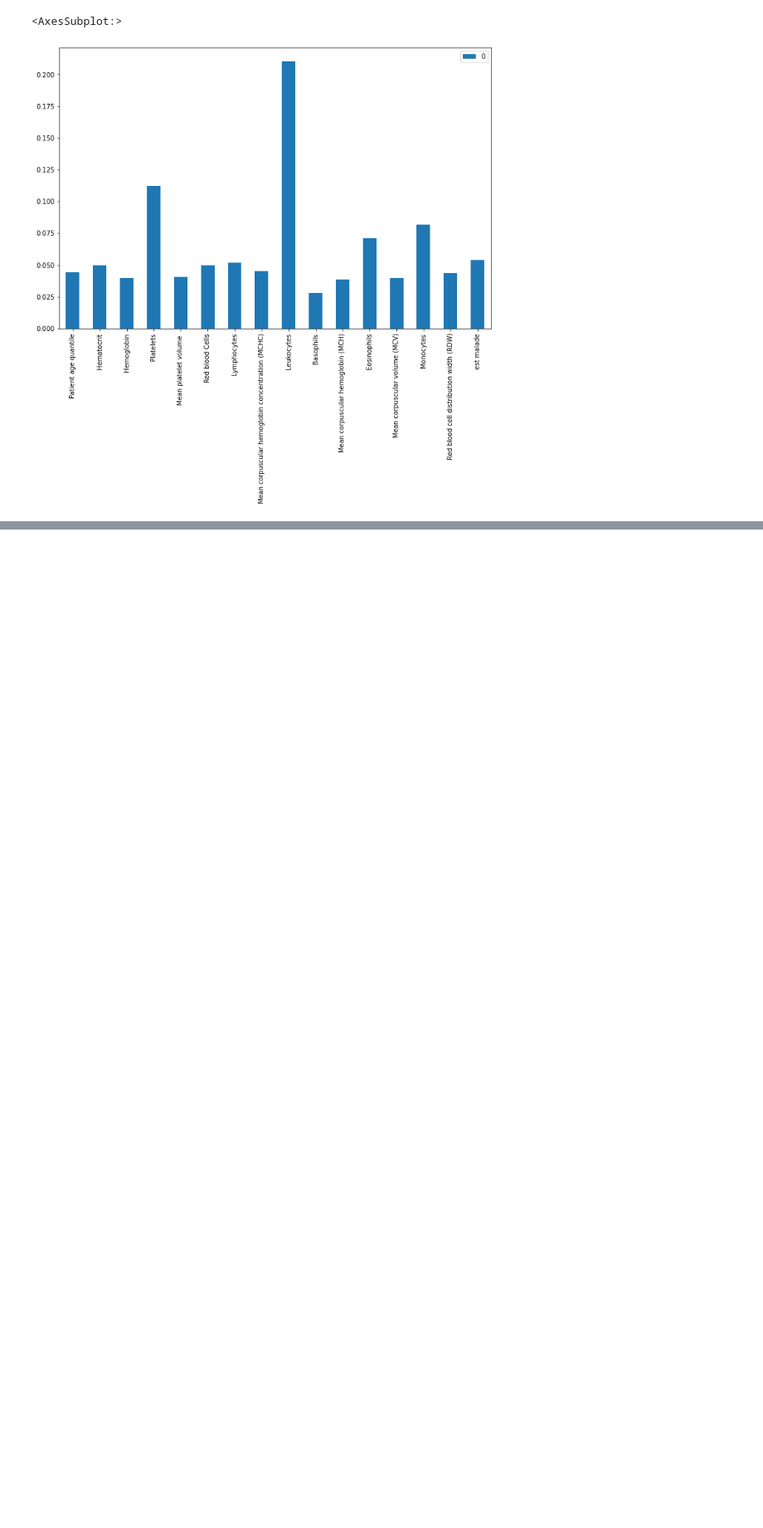
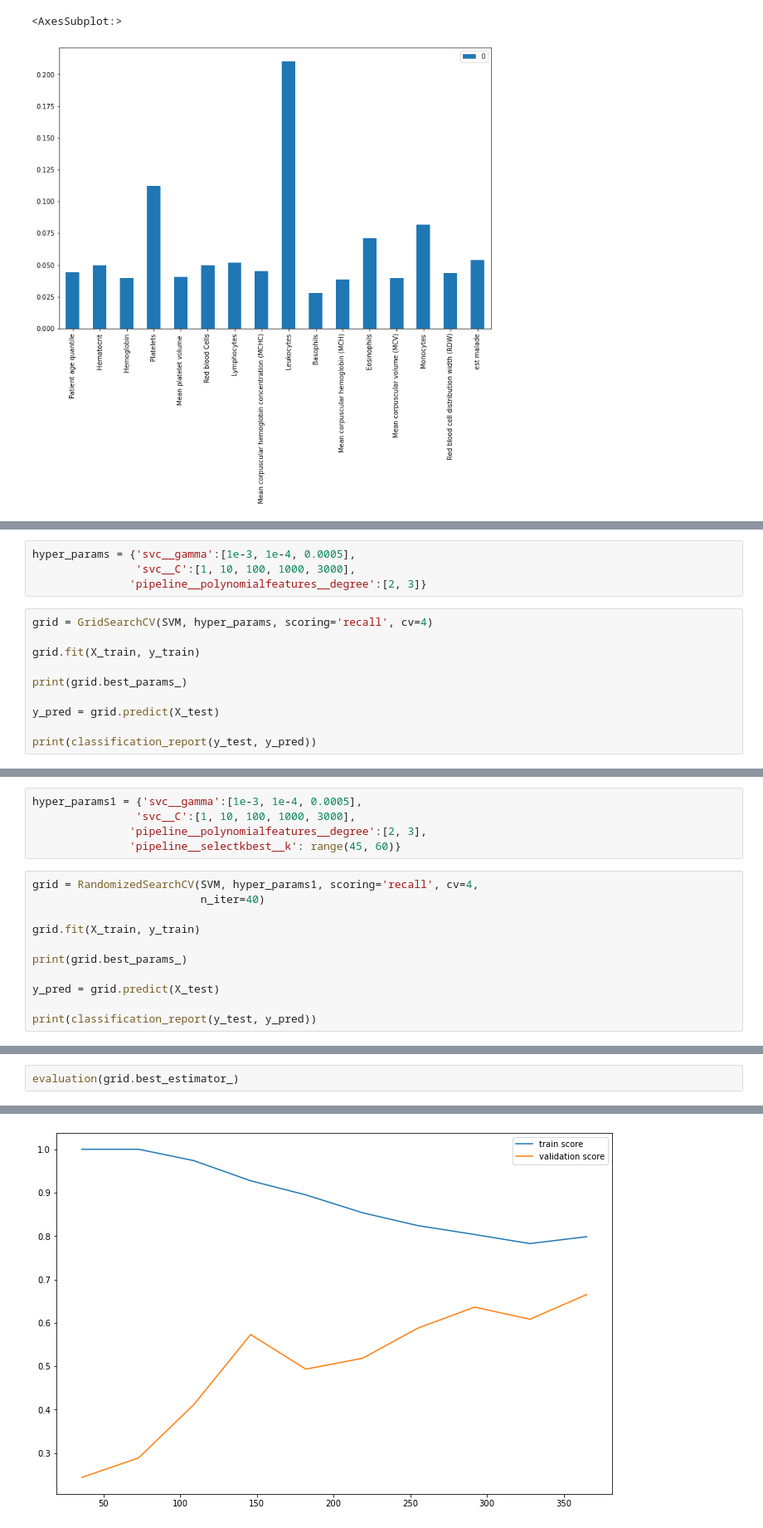
Before and after one commit to Drcadin/Projet_Covid19, a Jupyter notebook: Preprocessing_Modelisation_projet_covid19.ipynb, the cells around one changed output, grey strips where cells are left out. Shown: that part at 83% size. Cells and saved outputs as stored; diff of their text form; blank space fills up the shorter version.

```diff
--- a/Preprocessing_Modelisation_projet_covid19.ipynb
+++ b/Preprocessing_Modelisation_projet_covid19.ipynb
@@ -195,0 +251,14 @@ pd.DataFrame(model_1.feature_importances_, index=X_train.columns).plot.bar(figsi
+# %%
+hyper_params = {'svc__gamma':[1e-3, 1e-4, 0.0005],
+                'svc__C':[1, 10, 100, 1000, 3000],
+               'pipeline__polynomialfeatures__degree':[2, 3]}
+# %%
+grid = GridSearchCV(SVM, hyper_params, scoring='recall', cv=4)
+
+grid.fit(X_train, y_train)
+
+print(grid.best_params_)
+
+y_pred = grid.predict(X_test)
+
+print(classification_report(y_test, y_pred))
@@ -195,0 +275,16 @@ pd.DataFrame(model_1.feature_importances_, index=X_train.columns).plot.bar(figsi
+# %%
+hyper_params1 = {'svc__gamma':[1e-3, 1e-4, 0.0005],
+                'svc__C':[1, 10, 100, 1000, 3000],
+               'pipeline__polynomialfeatures__degree':[2, 3],
+               'pipeline__selectkbest__k': range(45, 60)}
+# %%
+grid = RandomizedSearchCV(SVM, hyper_params1, scoring='recall', cv=4,
+                          n_iter=40)
+
+grid.fit(X_train, y_train)
+
+print(grid.best_params_)
+
+y_pred = grid.predict(X_test)
+
+print(classification_report(y_test, y_pred))
@@ -195,0 +301,3 @@ pd.DataFrame(model_1.feature_importances_, index=X_train.columns).plot.bar(figsi
+# %%
+evaluation(grid.best_estimator_)
+# %% [output]
@@ -195,0 +314 @@ pd.DataFrame(model_1.feature_importances_, index=X_train.columns).plot.bar(figsi
+[figure, added]
```
Also changed, not shown: parts of 21 cells of this notebook.
